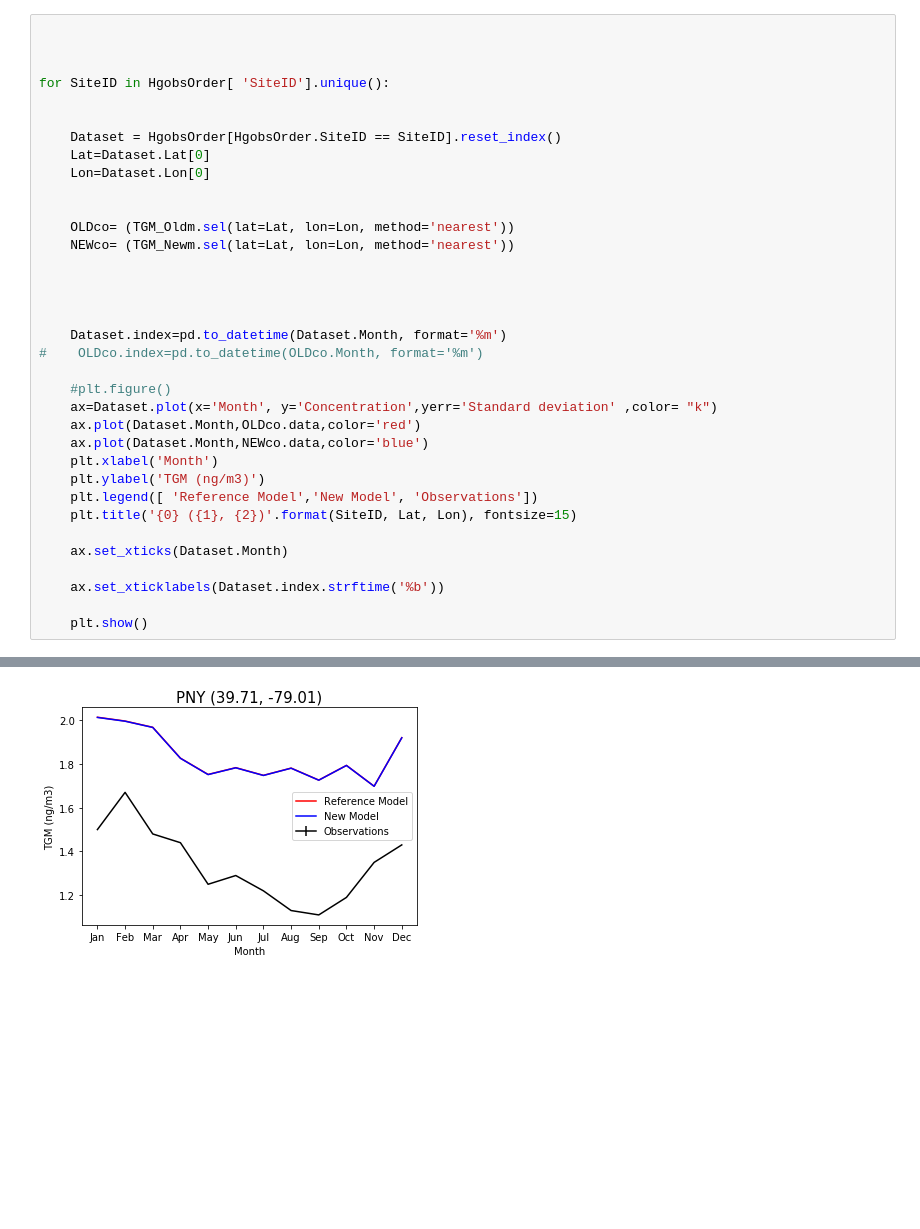
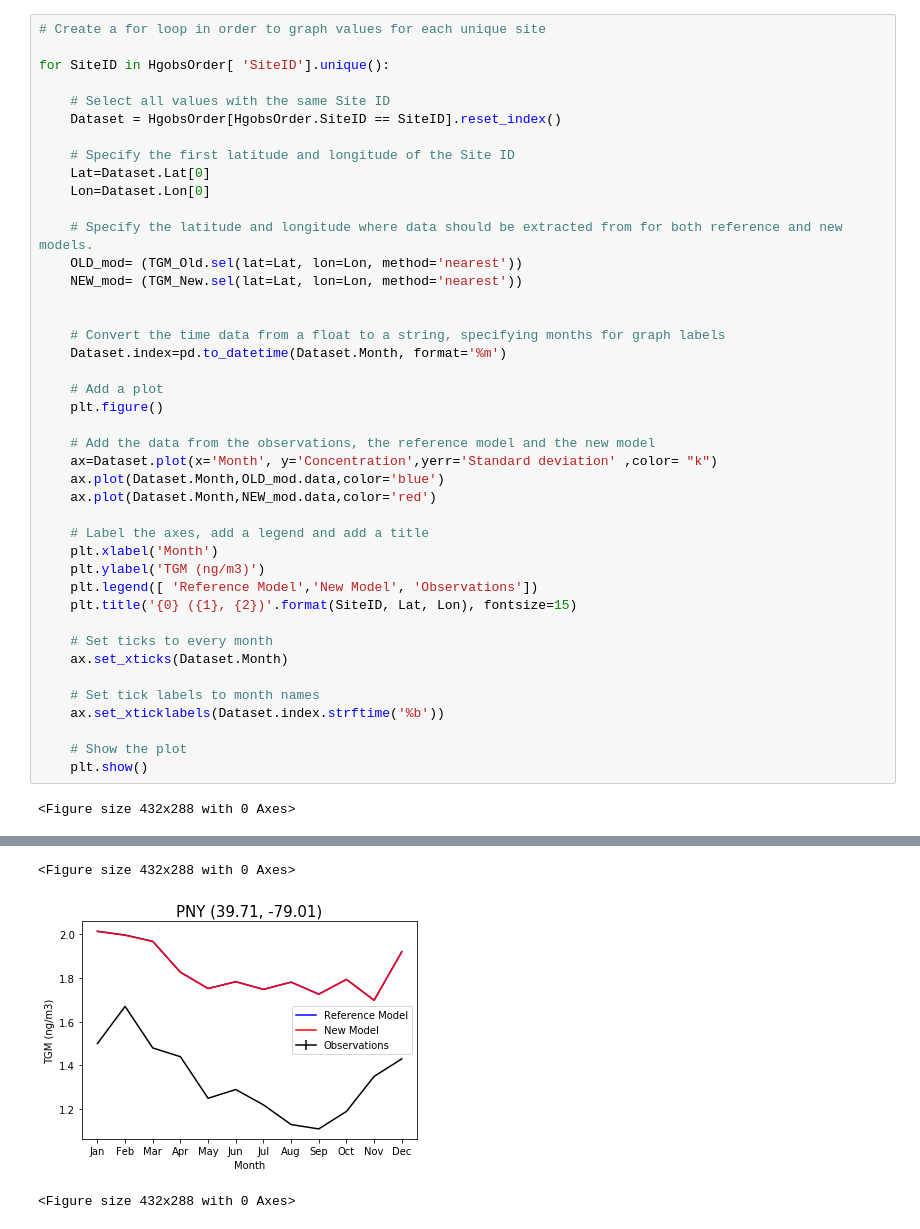
Before and after one commit to arifein/pythonHgBenchmark, a Jupyter notebook: python_plot_season_sites.ipynb, the cells around one changed output, grey strips where cells are left out. Drawn from its saved outputs; the diff is of its cells as text; blank space fills up the shorter version.

Commit message:
Neatened up graphs

```diff
--- a/python_plot_season_sites.ipynb
+++ b/python_plot_season_sites.ipynb
@@ -253,36 +56,44 @@ HgobsOrder=Hgobsorder.sort_values(by=['Month'])
 # %%
-
-
+# Create a for loop in order to graph values for each unique site
 
 for SiteID in HgobsOrder[ 'SiteID'].unique():
 
+    # Select all values with the same Site ID
+    Dataset = HgobsOrder[HgobsOrder.SiteID == SiteID].reset_index()
 
-    Dataset = HgobsOrder[HgobsOrder.SiteID == SiteID].reset_index()
+    # Specify the first latitude and longitude of the Site ID
     Lat=Dataset.Lat[0]
     Lon=Dataset.Lon[0]
 
-
-    OLDco= (TGM_Oldm.sel(lat=Lat, lon=Lon, method='nearest'))
-    NEWco= (TGM_Newm.sel(lat=Lat, lon=Lon, method='nearest'))
+    # Specify the latitude and longitude where data should be extracted from for both reference and new models.
+    OLD_mod= (TGM_Old.sel(lat=Lat, lon=Lon, method='nearest'))
+    NEW_mod= (TGM_New.sel(lat=Lat, lon=Lon, method='nearest'))
 
 
+    # Convert the time data from a float to a string, specifying months for graph labels
+    Dataset.index=pd.to_datetime(Dataset.Month, format='%m')
 
+    # Add a plot
+    plt.figure()
 
-    Dataset.index=pd.to_datetime(Dataset.Month, format='%m')
-#    OLDco.index=pd.to_datetime(OLDco.Month, format='%m')
+    # Add the data from the observations, the reference model and the new model
+    ax=Dataset.plot(x='Month', y='Concentration',yerr='Standard deviation' ,color= "k")
+    ax.plot(Dataset.Month,OLD_mod.data,color='blue')
+    ax.plot(Dataset.Month,NEW_mod.data,color='red')
 
-    #plt.figure()
-    ax=Dataset.plot(x='Month', y='Concentration',yerr='Standard deviation' ,color= "k")
-    ax.plot(Dataset.Month,OLDco.data,color='red')
-    ax.plot(Dataset.Month,NEWco.data,color='blue')
+    # Label the axes, add a legend and add a title
     plt.xlabel('Month')
     plt.ylabel('TGM (ng/m3)')
     plt.legend([ 'Reference Model','New Model', 'Observations'])
     plt.title('{0} ({1}, {2})'.format(SiteID, Lat, Lon), fontsize=15)
 
+    # Set ticks to every month
     ax.set_xticks(Dataset.Month)
 
+    # Set tick labels to month names
     ax.set_xticklabels(Dataset.index.strftime('%b'))
 
+    # Show the plot
     plt.show()
 # %% [output]
+<Figure size 432x288 with 0 Axes>
@@ -292 +105,3 @@ for SiteID in HgobsOrder[ 'SiteID'].unique():
+<Figure size 432x288 with 0 Axes>
-[figure, old version]
+[figure, new version]
+<Figure size 432x288 with 0 Axes>
```
Also changed, not shown: parts of 11 cells of this notebook.
